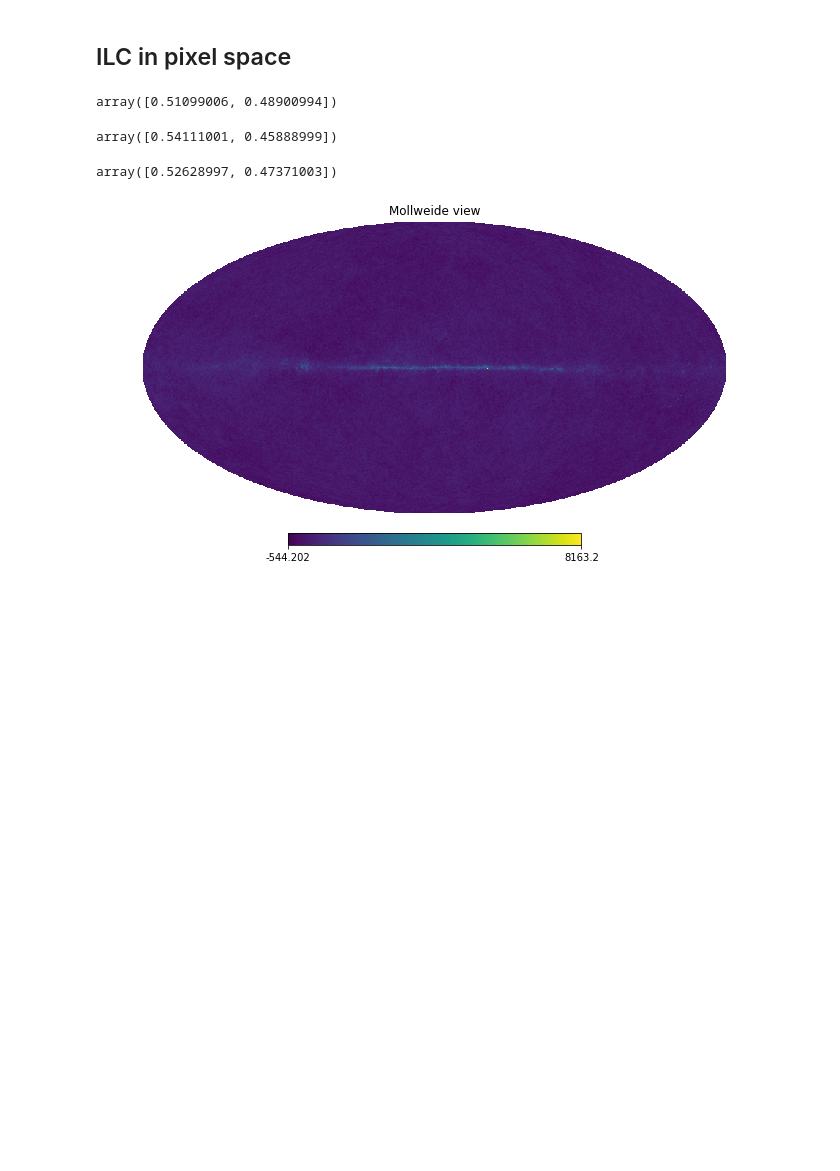
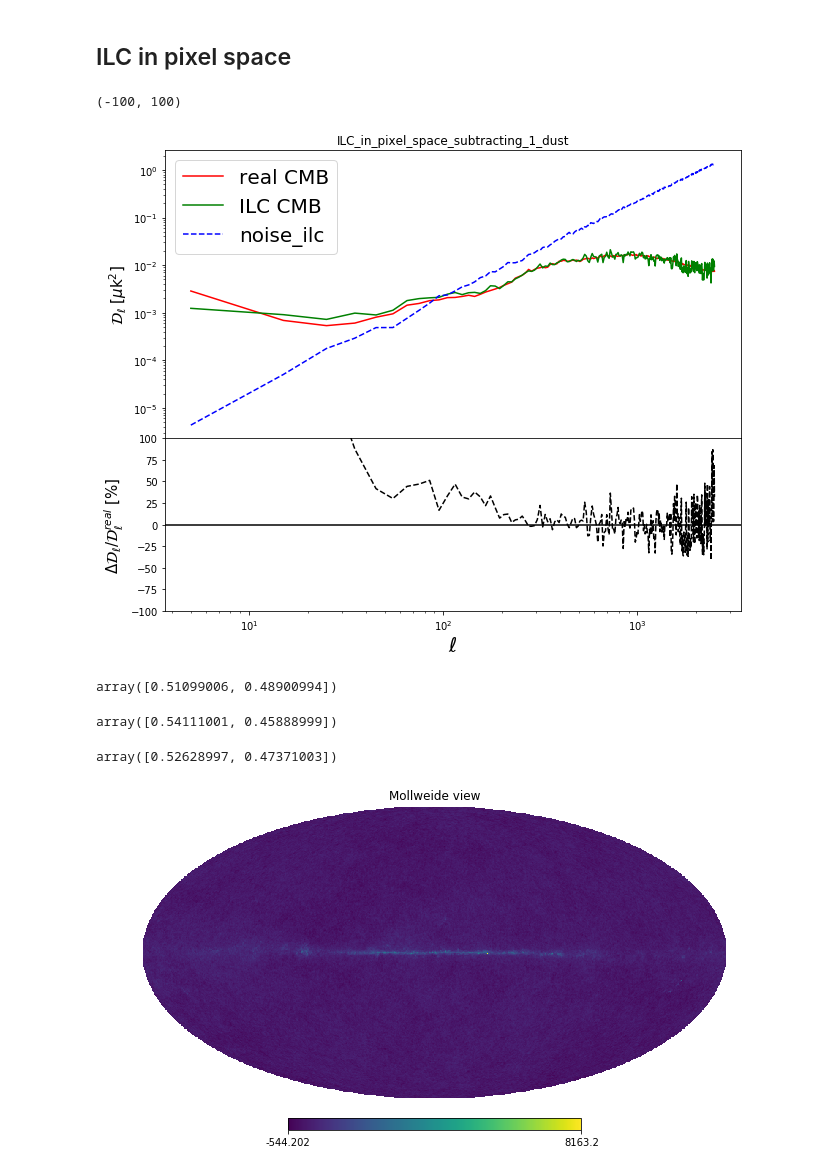
Before and after one commit to yaojian95/Ali_foreground, a Jupyter notebook: codes/Foregrounds.ipynb, the cells around one changed output. Drawn from its saved outputs; the diff is of its cells as text; code cells hidden in the pictures; blank space fills up the shorter version.

```diff
--- a/codes/Foregrounds.ipynb
+++ b/codes/Foregrounds.ipynb
@@ -376,9 +383,17 @@ for i in range(Nf):
         Cov_Q[i, j] = np.dot(total_Q[i][mask_index] - np.mean(total_Q[i][mask_index]), total_Q[j][mask_index] - np.mean(total_Q[j][mask_index]))/1.0/len(mask_index)
         Cov_U[i, j] = np.dot(total_U[i][mask_index] - np.mean(total_U[i][mask_index]), total_U[j][mask_index] - np.mean(total_U[j][mask_index]))/1.0/len(mask_index)
 
+Cov_Q_inv = np.linalg.pinv(Cov_Q)
+Cov_U_inv = np.linalg.pinv(Cov_U)
+
+
 for i in range(Nf):
-    w_Q[i] = np.sum(1.0/Cov_Q[i,:])/np.sum(1/Cov_Q)
-    w_U[i] = np.sum(1.0/Cov_U[i,:])/np.sum(1/Cov_U)
+    #This is wrong!!! 11.10.2019. We need to calculate the inverse matrix of the covarianve matrix..
+#     w_Q[i] = np.sum(1.0/Cov_Q[i,:])/np.sum(1/Cov_Q)
+#     w_U[i] = np.sum(1.0/Cov_U[i,:])/np.sum(1/Cov_U)
+    w_Q[i] = np.sum(Cov_Q_inv[i,:])/np.sum(Cov_Q_inv)
+    w_U[i] = np.sum(Cov_U_inv[i,:])/np.sum(Cov_U_inv)
+
 
 
 cmb_Q = np.dot(w_Q, total_Q)
@@ -393,17 +408,47 @@ noise_ilc_pix = np.row_stack((noise_I, noise_ilc_q, noise_ilc_u))
 # %%
 cls_ILC_pix = hp.anafast(cmb_ILC_pix, lmax = lmax, nspec = 3)
 nl_ilc_pix = hp.anafast(noise_ilc_pix, lmax = lmax, nspec = 3)
+# %%
+cls_pix = bin_l(cls_ILC_pix[2])
+nl_pix = bin_l(nl_ilc_pix[2])
 # %%
 plt.figure(figsize = (10, 8))
 ell = np.arange(len(cls_ILC_pix[2]))
-plt.loglog(ell, ell*(ell+1)*(cls_ILC_pix[2]- nl_ilc_pix[2])/2/np.pi , 'g-', label = 'cmb_ILC')
-plt.loglog(ell, ell*(ell+1)*(nl_ilc_pix[2])/2/np.pi, 'b-', label = 'noise')
+# plt.loglog(ell, ell*(ell+1)*(cls_ILC_pix[2]- nl_ilc_pix[2])/2/np.pi , 'g-', label = 'cmb_ILC')
+# plt.loglog(ell, ell*(ell+1)*(nl_ilc_pix[2])/2/np.pi, 'b-', label = 'noise')
+# plt.loglog(Ell, Ell*(Ell+1)/2/np.pi*cls, 'r-',label = 'real CMB')
+# plt.xlabel('$\ell$', fontsize = 20);
+# plt.ylabel(r'$\mathcal{D}_{\ell}$ [$\mu$k$^2$]', fontsize = 20)
+# plt.title('ILC_in_pixel_space_subtracting_%s_dust'%frac)
+# plt.legend(fontsize = 20)
+# # plt.savefig('ILC_pixel_space_0.5*dust.png', format = 'png')
+
+
+
+fig1 = plt.figure(1, figsize=(10,8))
+plt.axis('off')
+frame1=fig1.add_axes((.1,.4,.8,.5)) # x0, y0, width, height
 plt.loglog(Ell, Ell*(Ell+1)/2/np.pi*cls, 'r-',label = 'real CMB')
+plt.loglog(Ell, Ell*(Ell+1)/2/np.pi*(cls_pix - nl_pix), 'g-', label = 'ILC CMB')
+plt.loglog(Ell, Ell*(Ell+1)/2/np.pi*nl_pix, 'b--', label = 'noise_ilc')
+
+# plt.loglog(Ell, Ell*(Ell+1)/2/np.pi*cl_extra, 'b-',label = 'extra CMB')
+
 plt.xlabel('$\ell$', fontsize = 20);
-plt.ylabel(r'$\mathcal{D}_{\ell}$ [$\mu$k$^2$]', fontsize = 20)
-plt.title('ILC in pixel space , subtracting 0.5 * dust')
+plt.ylabel(r'$\mathcal{D}_{\ell}$ [$\mu$k$^2$]', fontsize = 15)
 plt.legend(fontsize = 20)
-plt.savefig('ILC_pixel_space_0.5*dust.png', format = 'png')
+plt.title('ILC_in_pixel_space_subtracting_%s_dust'%frac)
+plt.legend(fontsize = 20)
+
+frame2=fig1.add_axes((.1,.1,.8,.3))
+plt.semilogx(Ell, (cl_ilc - cls)/cls*100, 'k--')
+plt.axhline(0,color = 'k')
+plt.ylabel(r'$\Delta \mathcal{D}_\ell$/$\mathcal{D}^{real}_{\ell} $ [%]', fontsize = 15);plt.xlabel(r'$\ell$', fontsize = 20)
+plt.ylim(-100, 100)
+# plt.savefig('/home/jianyao/Ali_maps/results/1106_ILC_dust_level_pixel_space/Ell_%s_dust_pixel_ILC.png'%frac, format = 'png')
+# %% [output]
+(-100, 100)
+[figure, added]
 # %%
 w_U
 # %% [output]
```
Also changed, not shown: parts of 3 cells of this notebook, 1 other file.
